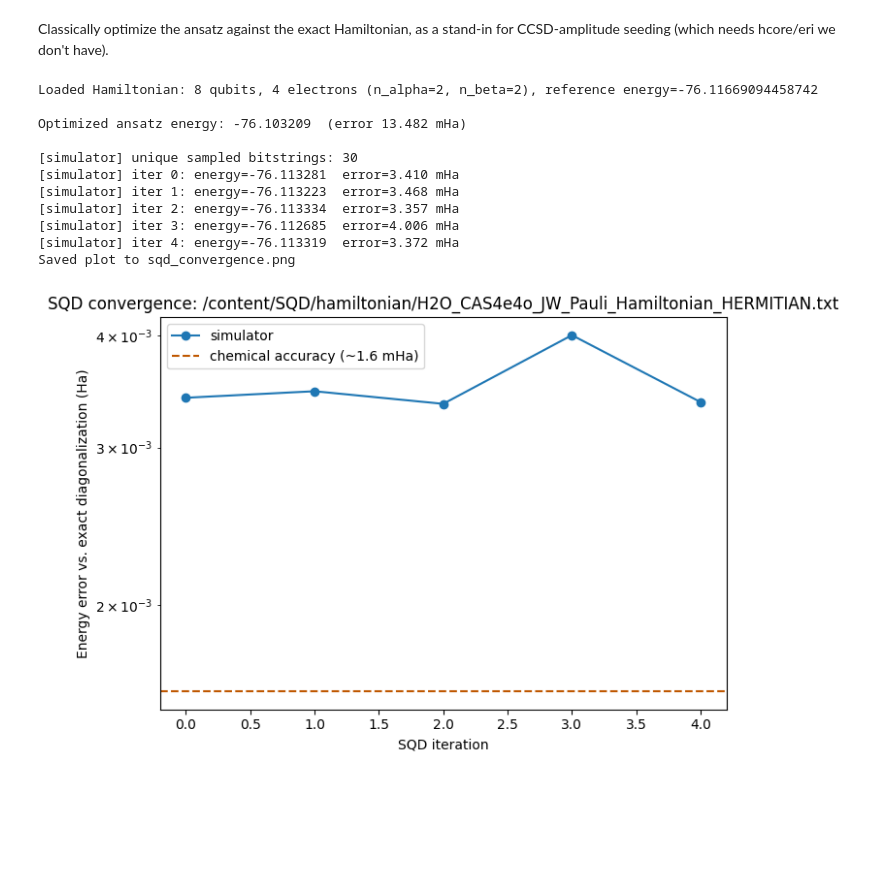
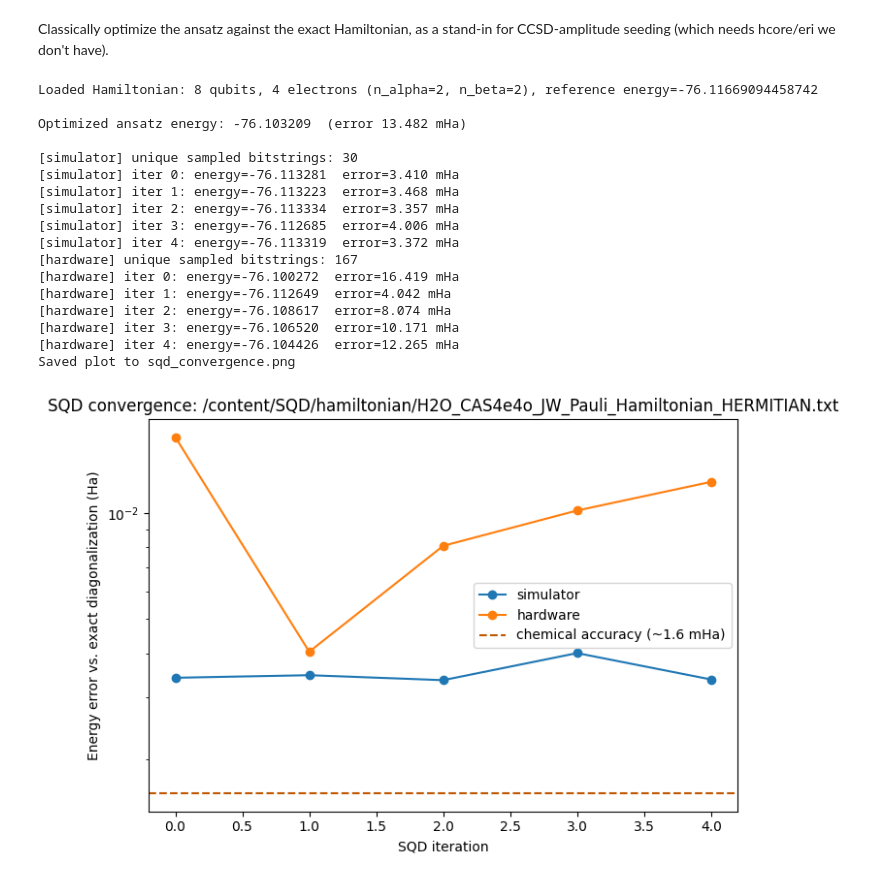
Before and after one commit to KhushiPandey1805/SQD, a Jupyter notebook: code/simVShardware.ipynb, the cells around one changed output. Cells and saved outputs as stored; diff of their text form; code cells hidden in the pictures; blank space fills up the shorter version.

Commit message:
Hardware run plus comparison with simulated

```diff
--- a/code/simVShardware.ipynb
+++ b/code/simVShardware.ipynb
@@ -283,36 +285,41 @@ def main():
 
     # ---------------- REAL HARDWARE (uncomment once credentials are set) ----------------
 
-    """
+    #""""
 
     service = QiskitRuntimeService(channel="ibm_quantum_platform")  # requires QiskitRuntimeService.save_account(...) once, beforehand
     backend = service.least_busy(operational=True, simulator=False, min_num_qubits=meta["num_qubits"])
     pass_manager = generate_preset_pass_manager(backend=backend, optimization_level=2)
     isa_circuit = pass_manager.run(circuit)
     hw_sampler = SamplerV2(mode=backend)
     hw_history = run_sqd_workflow(
         hamiltonian, meta, hw_sampler, isa_circuit, shots=1000, label="hardware"
         )
     plot_convergence({"simulator": sim_history, "hardware": hw_history},
                        meta["reference_energy"], title=f"SQD convergence: {FILEPATH}")
 
-    """
+    #"""
 
-    plot_convergence({"simulator": sim_history}, meta["reference_energy"], title=f"SQD convergence: {FILEPATH}")
 
 
 if __name__ == "__main__":
     main()
 # %% [output]
 Loaded Hamiltonian: 8 qubits, 4 electrons (n_alpha=2, n_beta=2), reference energy=-76.11669094458742
 
 Optimized ansatz energy: -76.103209  (error 13.482 mHa)
 
 [simulator] unique sampled bitstrings: 30
 [simulator] iter 0: energy=-76.113281  error=3.410 mHa
 [simulator] iter 1: energy=-76.113223  error=3.468 mHa
 [simulator] iter 2: energy=-76.113334  error=3.357 mHa
 [simulator] iter 3: energy=-76.112685  error=4.006 mHa
 [simulator] iter 4: energy=-76.113319  error=3.372 mHa
+[hardware] unique sampled bitstrings: 167
+[hardware] iter 0: energy=-76.100272  error=16.419 mHa
+[hardware] iter 1: energy=-76.112649  error=4.042 mHa
+[hardware] iter 2: energy=-76.108617  error=8.074 mHa
+[hardware] iter 3: energy=-76.106520  error=10.171 mHa
+[hardware] iter 4: energy=-76.104426  error=12.265 mHa
 Saved plot to sqd_convergence.png
-[figure, old version]
+[figure, new version]
```
Also changed, not shown: parts of 2 cells of this notebook.
